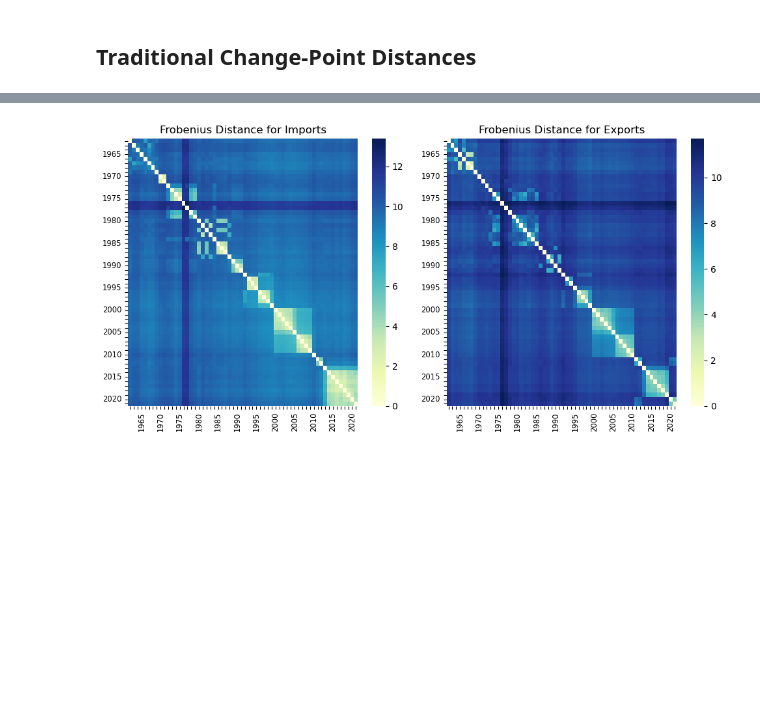
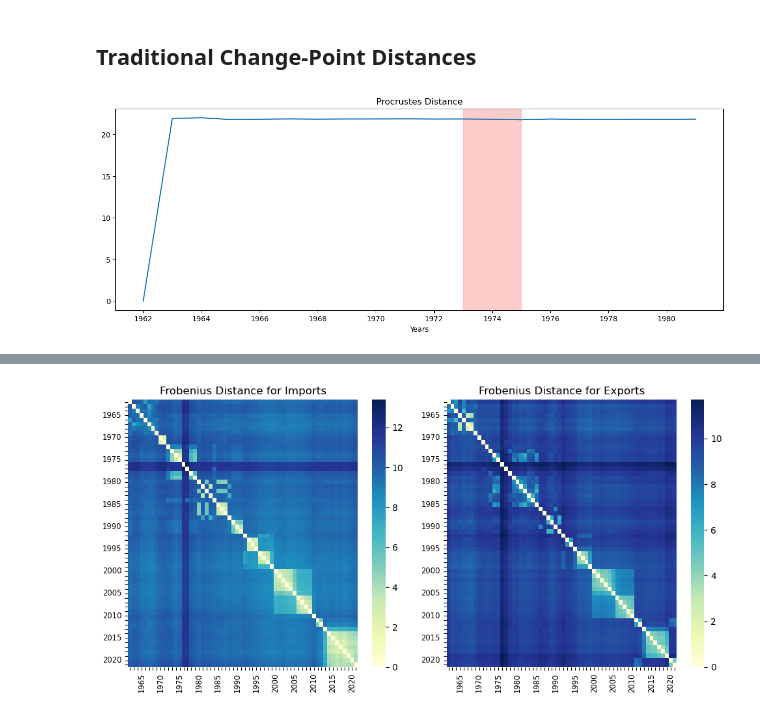
Before and after one commit to soschuetze/Trade-GNN-ChangePoint, a Jupyter notebook: network_exploration.ipynb, the cells around one changed output, grey strips where cells are left out. Saved outputs shown, nothing was run; the diff lists cells and outputs as text; code cells hidden in the pictures; blank space fills up the shorter version.

```diff
--- a/network_exploration.ipynb
+++ b/network_exploration.ipynb
@@ -264,3 +270,11 @@ import_graphs = []
 for y in import_percent:
     G = nx.from_pandas_adjacency(y, create_using=nx.DiGraph())
     import_graphs.append(G)
+# %%
+years = range(1962,2022)
+for i, g in enumerate(export_graphs):
+    nx.set_edge_attributes(g, f'<[{years[i]}, {years[i]+1}]>', 'timeset')
+# %%
+graph_df = pd.DataFrame()
+for i, g in enumerate(export_graphs):
+    graph_df = pd.concat([graph_df,nx.to_pandas_edgelist(g)], ignore_index=True)
@@ -344,3 +576,31 @@ def pairwise_distance(graphs, dist_type):
         for j in range(len(graphs)):
             distances[i][j] = dist_type(graphs[i], graphs[j])
     return distances
+# %%
+def specific_year_distances(baseline_graph, graphs, dist_type):
+    distances = []
+    for i in graphs:
+        distances.append(dist_type(baseline_graph, i))
+    return distances
+# %%
+frobenius_distances_oil = specific_year_distances(export_graphs[0], export_graphs[:20], frobenius_distance)
+jaccard_distances_oil = specific_year_distances(export_graphs[0], export_graphs[:20], jaccard_distance)
+procrustes_distances_oil = specific_year_distances(export_graphs[0], export_graphs[:20], procrustes_distance)
+# %%
+import matplotlib.pyplot as plt
+
+# Create a range of x-values from 1962 to 1982 with a step of 2
+plt.figure(figsize=(15, 5))
+x = range(1962,1982)
+range_values = list(range(1962, 1982, 2))
+# Assuming 'y' is your y-axis data
+plt.plot(x, procrustes_distances_oil)
+plt.xticks(range_values)
+plt.axvspan(1973, 1975, color='red', alpha=0.2)
+
+plt.xlabel('Years')
+plt.title('Procrustes Distance')
+
+plt.show()
+# %% [output]
+[figure, added]
```
Also changed, not shown: parts of 57 cells of this notebook, 8 other files.
